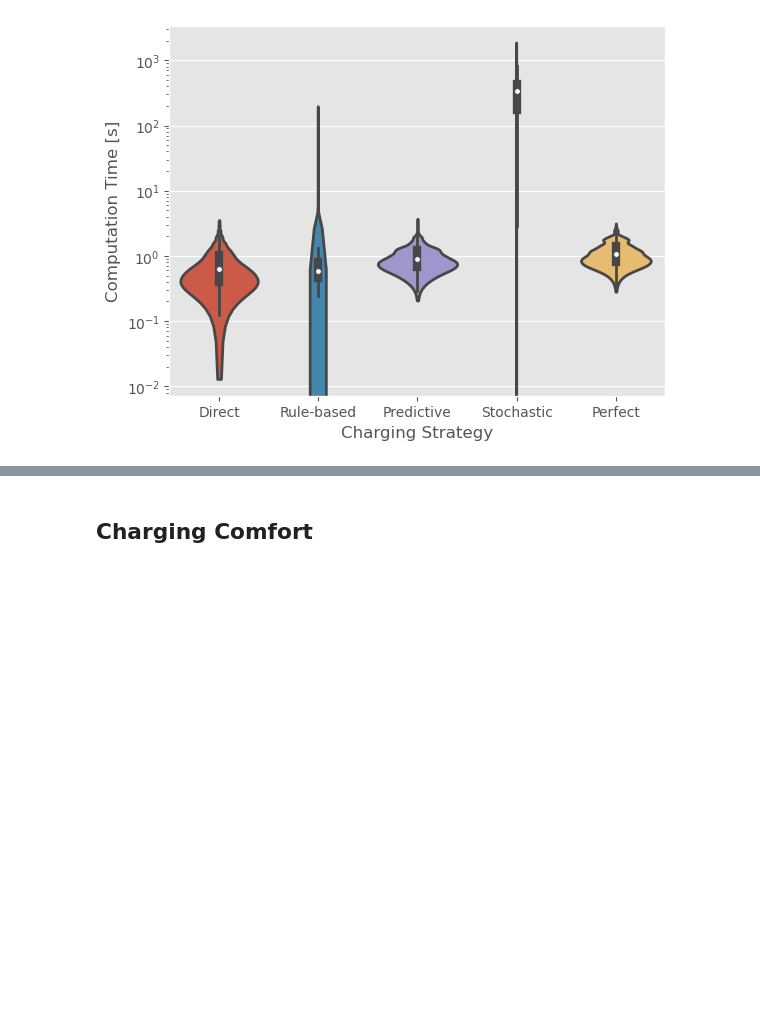
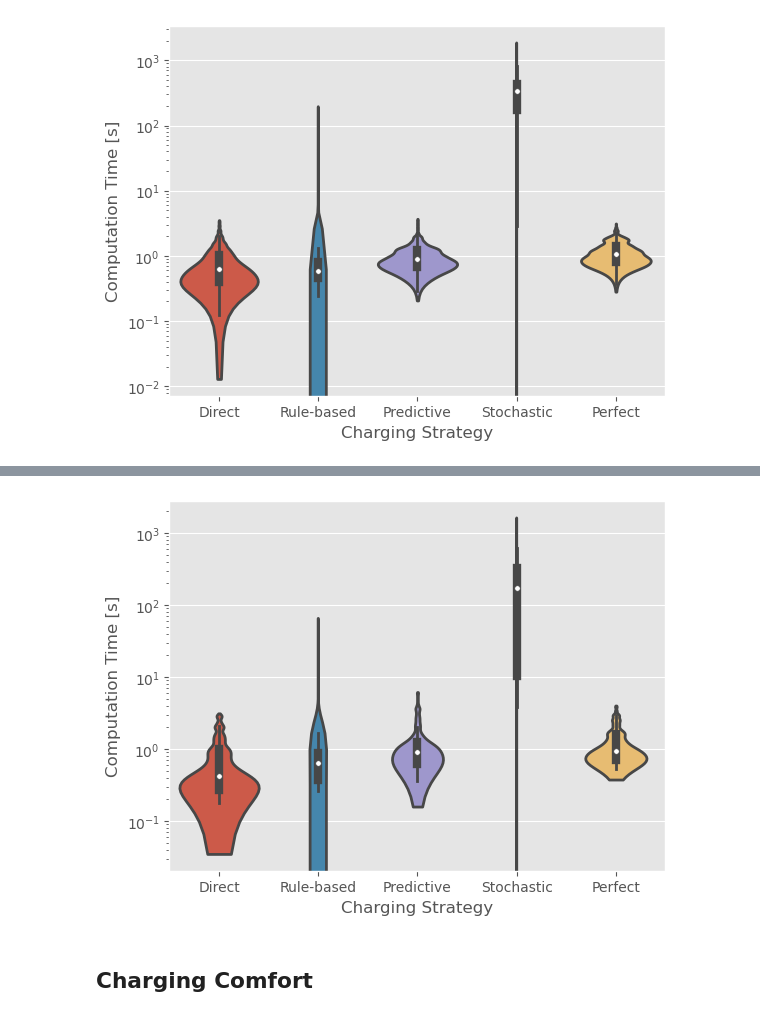
Before and after one commit to drdebian/dsmdata-simulation, a Jupyter notebook: Analysis.ipynb, the cells around one changed output, grey strips where cells are left out. Cells and saved outputs as stored; diff of their text form; code cells hidden in the pictures; blank space fills up the shorter version.

```diff
--- a/Analysis.ipynb
+++ b/Analysis.ipynb
@@ -98,3 +97,8 @@ if showdebug: print(dfps_cbc.head())
 2        0.425
 3        0.848
 4        0.396
+# %%
+# execute SQL query
+queryps = open("sqls/model_griddraw_comptime_v1.sql").read()
+dfps_cbc_3200u = pd.read_sql_query(queryps, conn_cbc_3200u)
+if showdebug: print(dfps_cbc_3200u.head())
@@ -322,3 +357,22 @@ if writefiles:
+# %%
+import seaborn as sns
+import matplotlib.pyplot as plt
+plt.style.use("ggplot")
+
+f, ax = plt.subplots()
+sns.violinplot(data=dfps_cbc_3200u, x="model", y="runningtime", order=list(model_abbr.keys()),
+               alpha=1, bw=.2, cut=1, linewidth=2)
+ax.set_xlabel("Charging Strategy")
+ax.set_ylabel("Computation Time [s]")
+ax.set_xticklabels(list(model_abbr.values()))
+ax.set_yscale("log")
+
+if writefiles:
+    plt.savefig("output/runningtime_violin_cbc_3200u.png",
+                bbox_inches='tight', dpi=300)
+    #plt.close()
+# %% [output]
+[figure, added]
 # %% [markdown]
 ## Charging Comfort
 # %%
```
Also changed, not shown: parts of 15 cells of this notebook, 3 other files.
